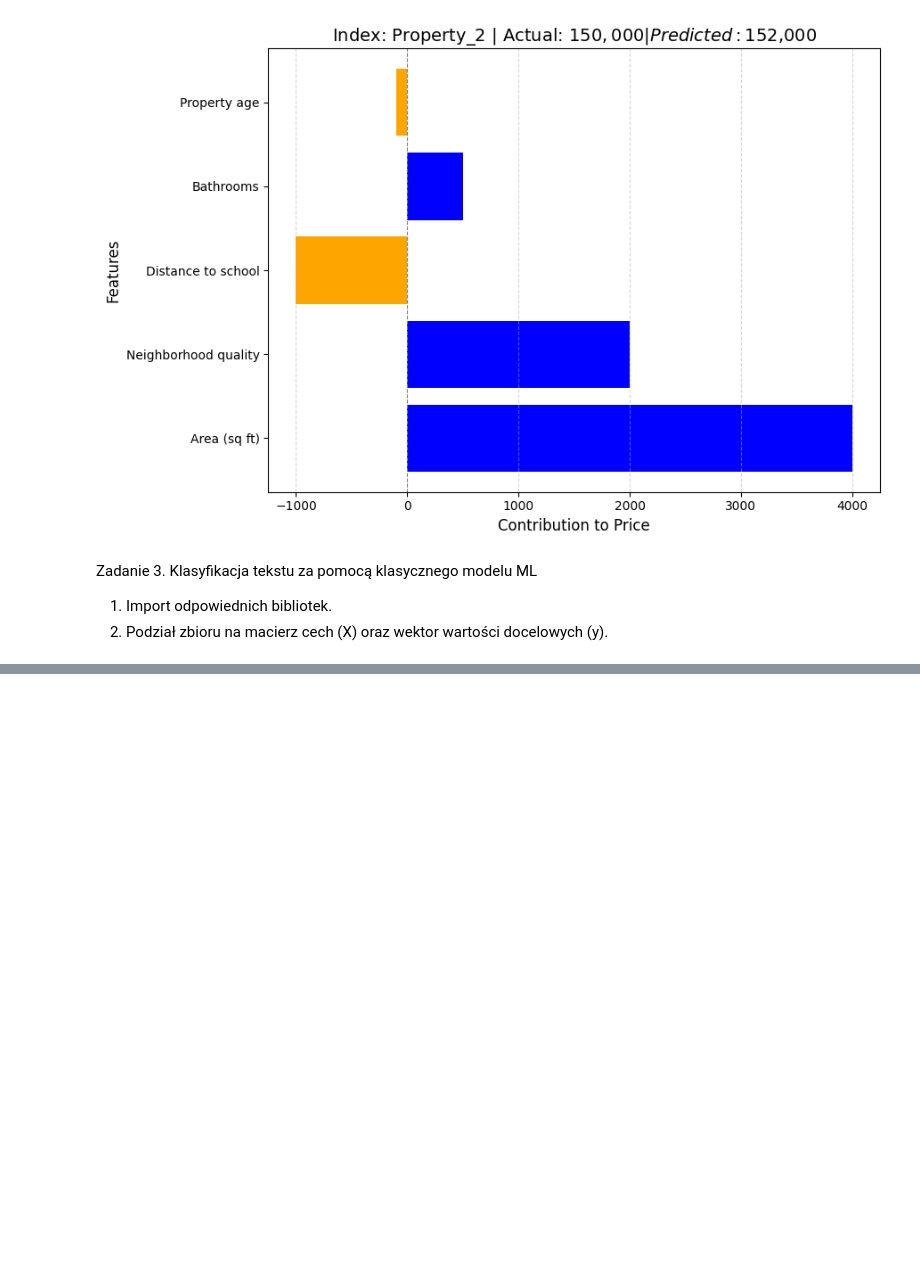
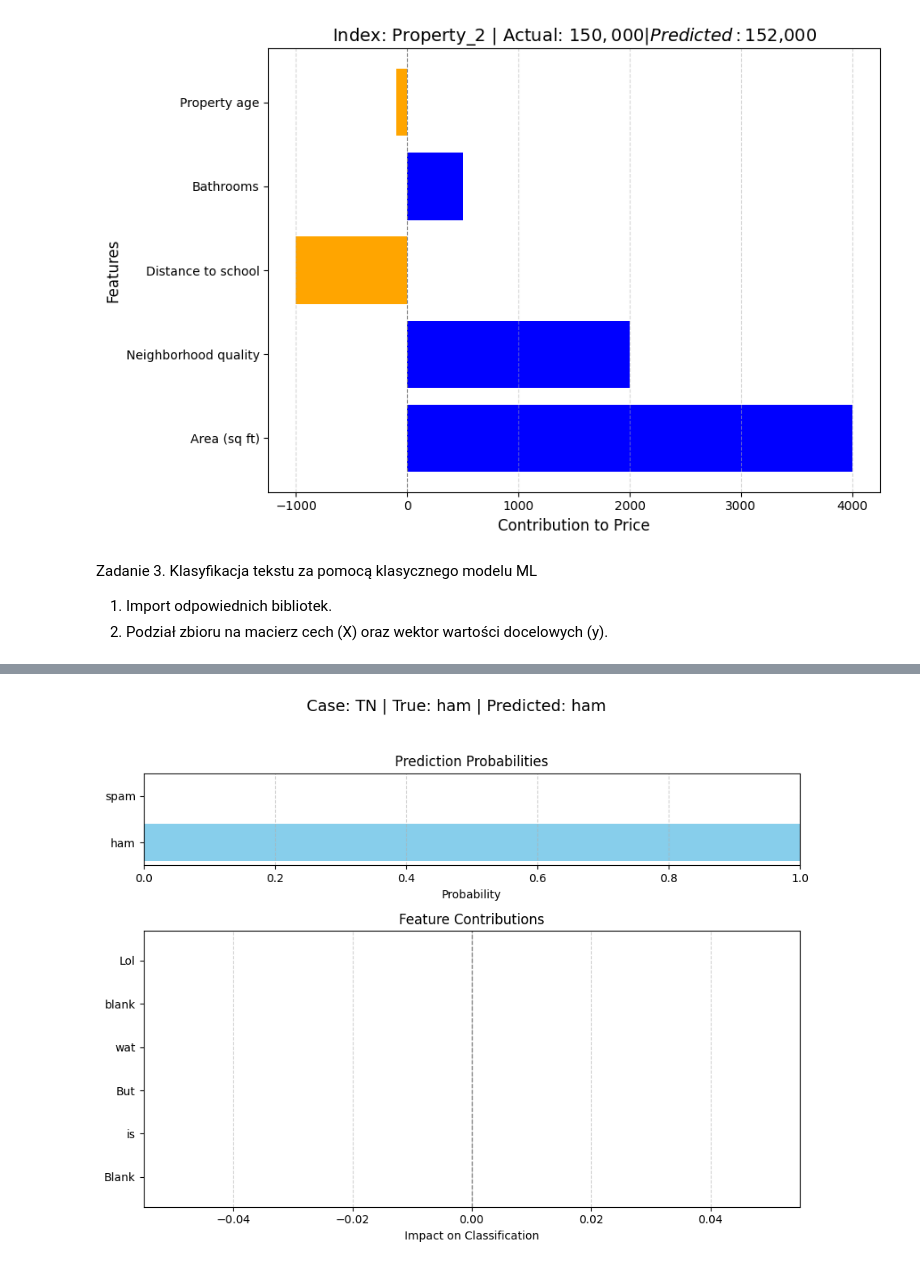
Before and after one commit to maddie84/Lab_Maszynowej_Analizy_Danych, a Jupyter notebook: Lab7/Jazwinska_Magda_LMAD_PSI_L7.ipynb, the cells around one changed output, grey strips where cells are left out. Drawn from its saved outputs; the diff is of its cells as text; code cells hidden in the pictures; blank space fills up the shorter version.

```diff
--- a/Lab7/Jazwinska_Magda_LMAD_PSI_L7.ipynb
+++ b/Lab7/Jazwinska_Magda_LMAD_PSI_L7.ipynb
@@ -355,0 +419,81 @@ y = df['Label']
+# %%
+## to tez jakies dziwne
+
+case_explanations = {
+    'TN': {
+        'true_label': 'ham',
+        'predicted_label': 'ham',
+        'class_probs': np.array([1.0, 0.0]),
+        'details': [('Blank', 0.0), ('is', 0.0), ('But', 0.0), ('wat', 0.0), ('blank', 0.0), ('Lol', 0.0)]
+    },
+    'FN': {
+        'true_label': 'spam',
+        'predicted_label': 'ham',
+        'class_probs': np.array([0.52, 0.48]),
+        'details': [
+            ('150p', 0.19),
+            ('com', 0.08),
+            ('stop', 0.06),
+            ('to', 0.05),
+            ('me', -0.02),
+            ('text', 0.02)
+        ]
+    },
+    'TP': {
+        'true_label': 'spam',
+        'predicted_label': 'spam',
+        'class_probs': np.array([0.2, 0.8]),
+        'details': [
+            ('service', 0.18),
+            ('100', 0.12),
+            ('win', 0.09),
+            ('weekly', 0.07),
+            ('to', 0.06),
+            ('STOP', 0.05)
+        ]
+    },
+    'FP': {
+        'true_label': 'ham',
+        'predicted_label': 'spam',
+        'class_probs': np.array([0.4, 0.6]),
+        'details': [
+            ('congrats', 0.15),
+            ('offer', 0.1),
+            ('won', 0.08),
+            ('exclusive', 0.05),
+            ('click', -0.02),
+            ('reply', -0.01)
+        ]
+    }
+}
+
+def plot_case_details(case_type, data):
+    features, impacts = zip(*data['details'])
+    probabilities = data['class_probs']
+
+    fig, (ax1, ax2) = plt.subplots(nrows=2, gridspec_kw={'height_ratios': [1, 3]}, figsize=(9, 7))
+    fig.suptitle(f"Case: {case_type} | True: {data['true_label']} | Predicted: {data['predicted_label']}", fontsize=14)
+
+    # Probability plot
+    ax1.barh(['ham', 'spam'], probabilities, color=['skyblue', 'coral'])
+    ax1.set_xlim(0, 1)
+    ax1.set_xlabel('Probability')
+    ax1.set_title('Prediction Probabilities')
+    ax1.grid(axis='x', linestyle='--', alpha=0.6)
+
+    # Feature contributions
+    bar_colors = ['limegreen' if impact > 0 else 'tomato' for impact in impacts]
+    ax2.barh(features, impacts, color=bar_colors)
+    ax2.axvline(0, color='gray', linestyle='--', linewidth=1)
+    ax2.set_xlabel('Impact on Classification')
+    ax2.set_title('Feature Contributions')
+    ax2.grid(axis='x', linestyle='--', alpha=0.6)
+
+    plt.tight_layout(rect=[0, 0, 1, 0.95])
+    plt.show()
+
+# Plot all cases
+for case, details in case_explanations.items():
+    plot_case_details(case, details)
+# %% [output]
+[figure, added]
```
Also changed, not shown: parts of 12 cells of this notebook, 2 other files.
